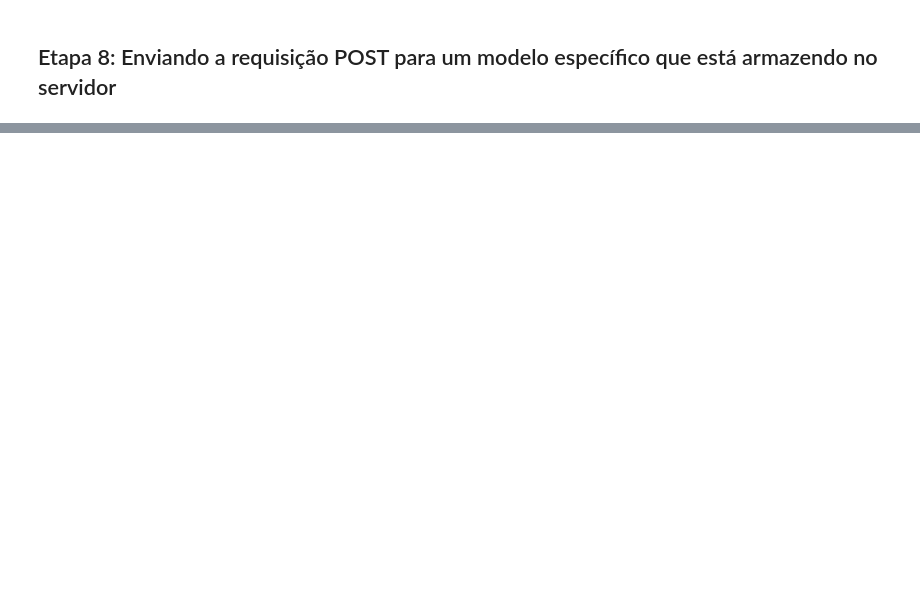
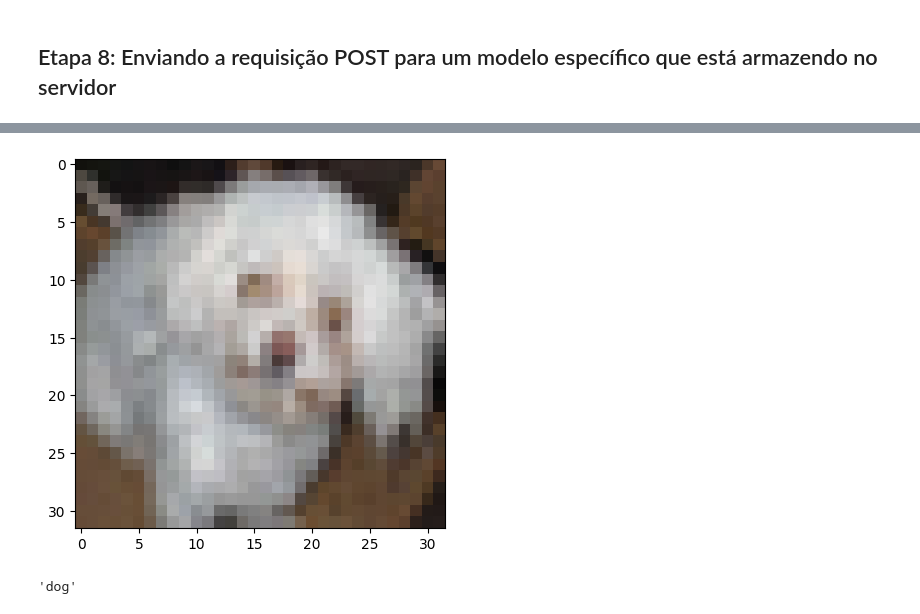
Before and after one commit to pereisergio/TensorFlow-Serving, a Jupyter notebook: API_de_Classificação_de_Imagens_com_TensorFlow_Serving.ipynb, the cells around one changed output, grey strips where cells are left out. Drawn from its saved outputs; the diff is of its cells as text; code cells hidden in the pictures; blank space fills up the shorter version.

```diff
--- a/API_de_Classificação_de_Imagens_com_TensorFlow_Serving.ipynb
+++ b/API_de_Classificação_de_Imagens_com_TensorFlow_Serving.ipynb
@@ -39,2 +216,6 @@ NOTA: Estamos usando o mesmo modelo da seção sobre Redes Neurais Convolucionai
 # %% [markdown]
 ### Enviando a primeira requisição POST para o modelo
+# %%
+headers = {"content-type": "application/json"}
+# %%
+json_response = requests.post(url='http://localhost:8501/v1/models/cifar10:predict', data=data, headers=headers)
@@ -40,0 +226,2 @@ NOTA: Estamos usando o mesmo modelo da seção sobre Redes Neurais Convolucionai
+# %%
+predictions = json.loads(json_response.text)['predictions']
@@ -42,0 +258,9 @@ NOTA: Estamos usando o mesmo modelo da seção sobre Redes Neurais Convolucionai
+# %%
+predictions = json.loads(json_response.text)['predictions']
+# %%
+plt.imshow(X_test[random_image])
+plt.show();
+class_name[np.argmax(predictions[0])]
+# %% [output]
+[figure, added]
+'dog'
```
Also changed, not shown: parts of 31 cells of this notebook.
